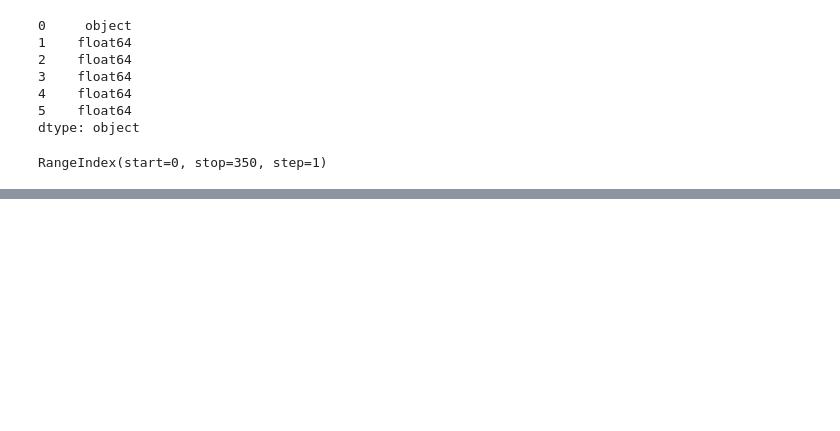
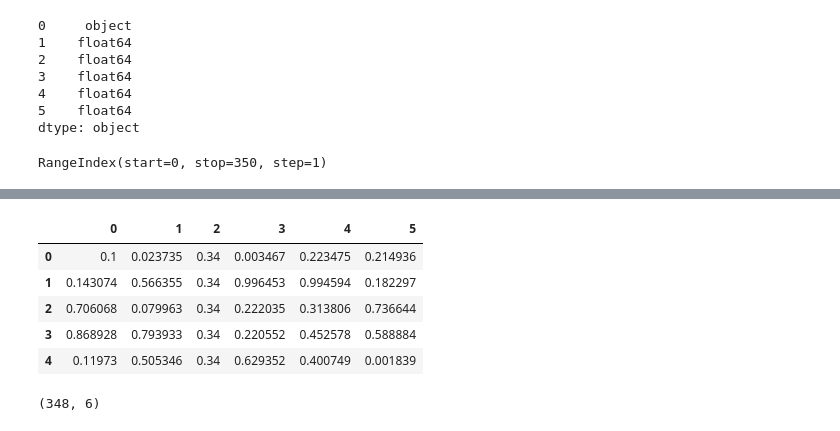
Before and after one commit to 15josh08/Pandas-tutorial, a Jupyter notebook: pandas.ipynb, the cells around one changed output, grey strips where cells are left out. Saved outputs shown, nothing was run; the diff lists cells and outputs as text; code cells hidden in the pictures; blank space fills up the shorter version.

```diff
--- a/pandas.ipynb
+++ b/pandas.ipynb
@@ -559,0 +637,13 @@ Ndf.reset_index(drop = True)    #dropped the unwanted index column which was cre
+# %%
+Ndf.head()  #pulled first 5 rows from top.
+# %% [output]
+|  | 0 | 1 | 2 | 3 | 4 | 5 |
+| 0 | 0.1 | 0.023735 | 0.34 | 0.003467 | 0.223475 | 0.214936 |
+| 1 | 0.143074 | 0.566355 | 0.34 | 0.996453 | 0.994594 | 0.182297 |
+| 2 | 0.706068 | 0.079963 | 0.34 | 0.222035 | 0.313806 | 0.736644 |
+| 3 | 0.868928 | 0.793933 | 0.34 | 0.220552 | 0.452578 | 0.588884 |
+| 4 | 0.11973 | 0.505346 | 0.34 | 0.629352 | 0.400749 | 0.001839 |
+# %%
+Ndf.shape   #number of rows and columns in dataframe.
+# %% [output]
+(348, 6)
```
Also changed, not shown: parts of 48 cells of this notebook.
